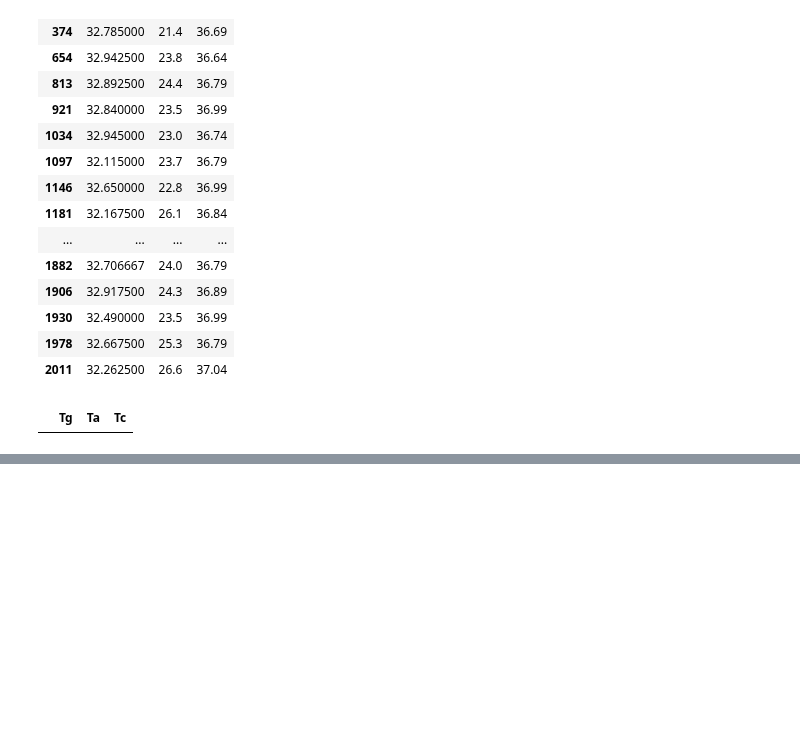
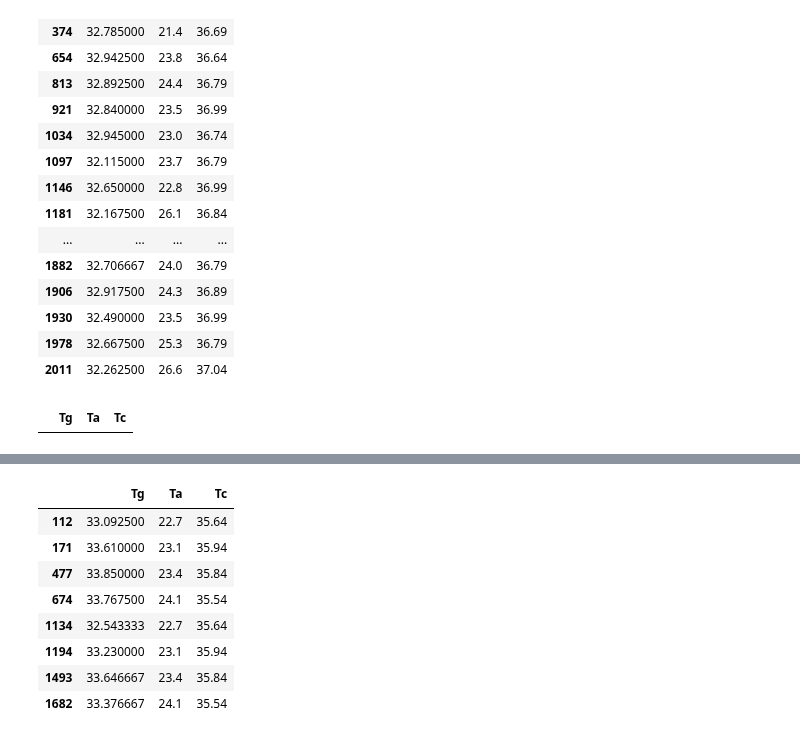
Before and after one commit to woaine/calcifer, a Jupyter notebook: notebooks/eda.ipynb, the cells around one changed output, grey strips where cells are left out. Saved outputs shown, nothing was run; the diff lists cells and outputs as text; code cells hidden in the pictures; blank space fills up the shorter version.

```diff
--- a/notebooks/eda.ipynb
+++ b/notebooks/eda.ipynb
@@ -274,0 +315,14 @@ modified_ont = modified_ont[~modified_ont.index.isin(ont_outliers['Tg'][ont_outl
+# %%
+olt_outliers['Tc'][olt_outliers['Tc']['Tc'] < 35.97]
+
+# Fail
+# %% [output]
+|  | Tg | Ta | Tc |
+| 112 | 33.092500 | 22.7 | 35.64 |
+| 171 | 33.610000 | 23.1 | 35.94 |
+| 477 | 33.850000 | 23.4 | 35.84 |
+| 674 | 33.767500 | 24.1 | 35.54 |
+| 1134 | 32.543333 | 22.7 | 35.64 |
+| 1194 | 33.230000 | 23.1 | 35.94 |
+| 1493 | 33.646667 | 23.4 | 35.84 |
+| 1682 | 33.376667 | 24.1 | 35.54 |
```
Also changed, not shown: parts of 6 cells of this notebook.
